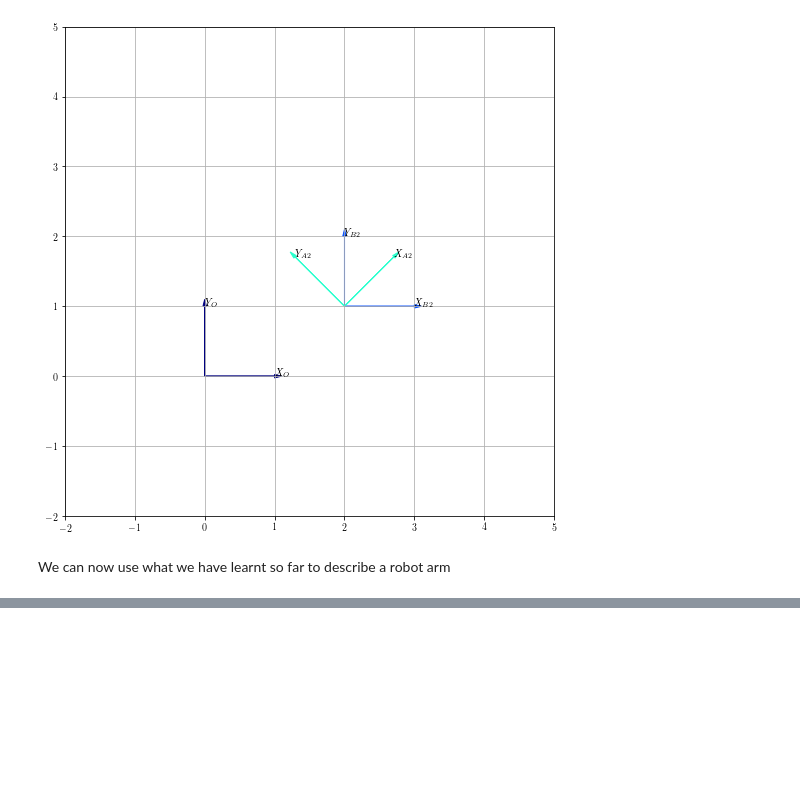
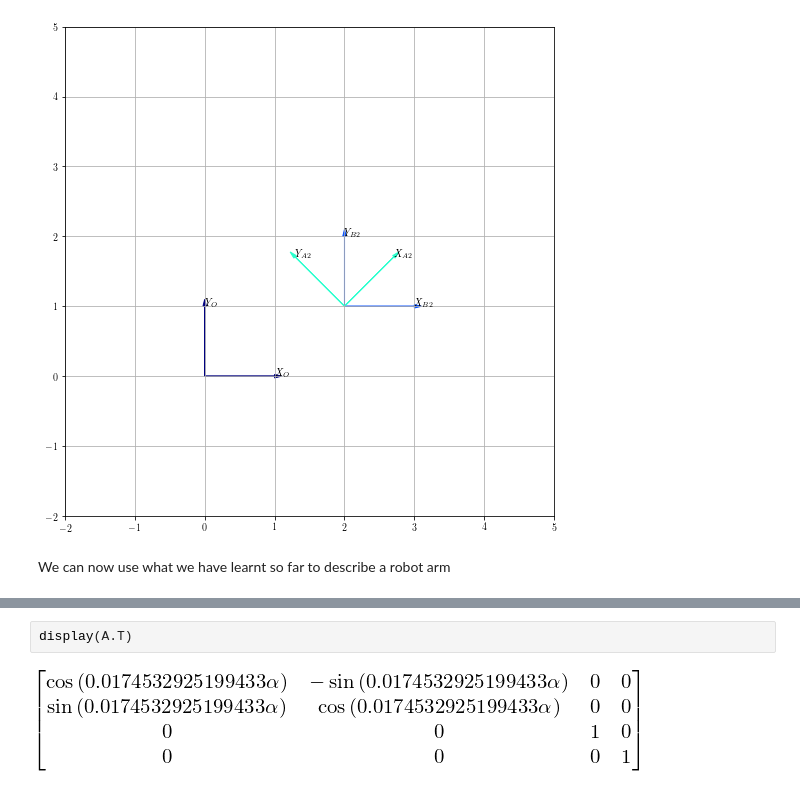
Before and after one commit to octavifs/simbiorob, a Jupyter notebook: transformations.ipynb, the cells around one changed output, grey strips where cells are left out. Drawn from its saved outputs; the diff is of its cells as text; blank space fills up the shorter version.

```diff
--- a/transformations.ipynb
+++ b/transformations.ipynb
@@ -126,0 +130,4 @@ O(identity())
+# %%
+display(A.T)
+# %% [output]
+[figure, added]
```
Also changed, not shown: parts of 6 cells of this notebook, 3 other files.
